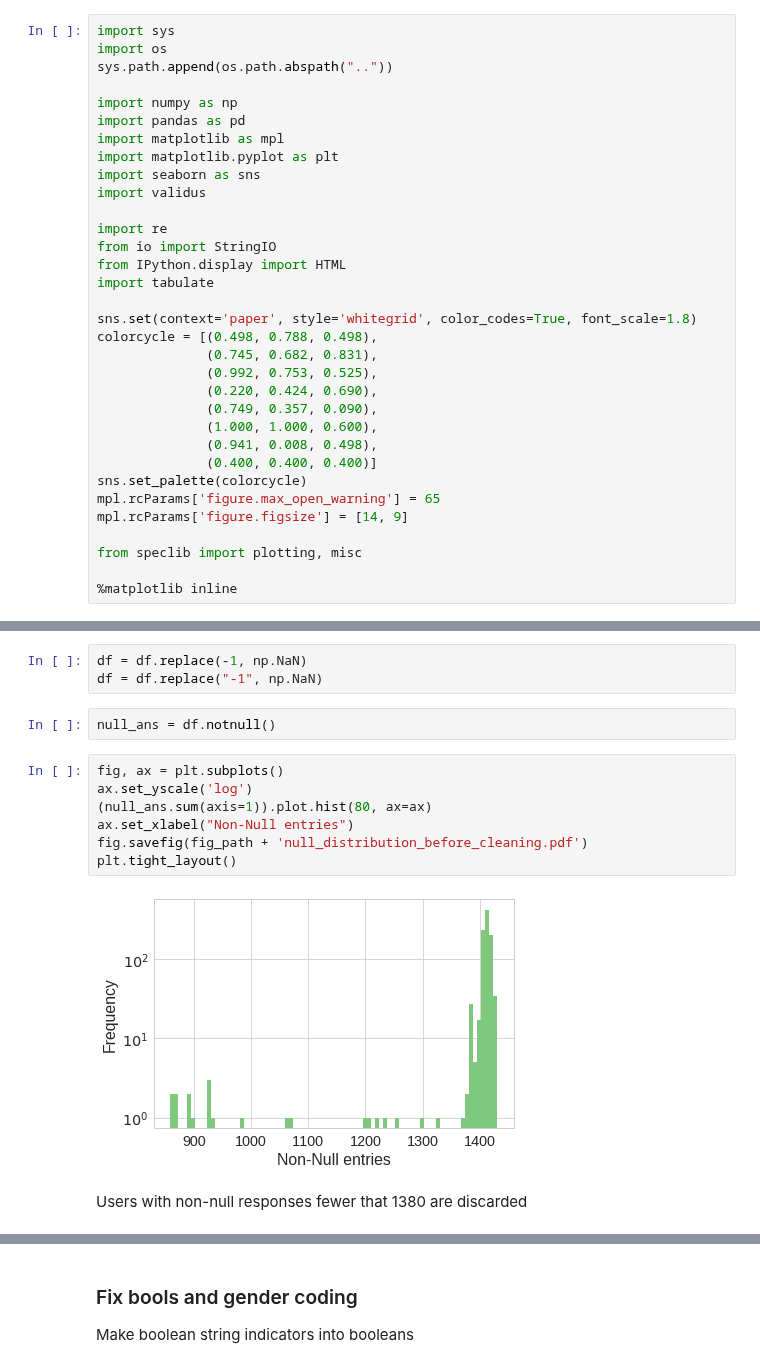
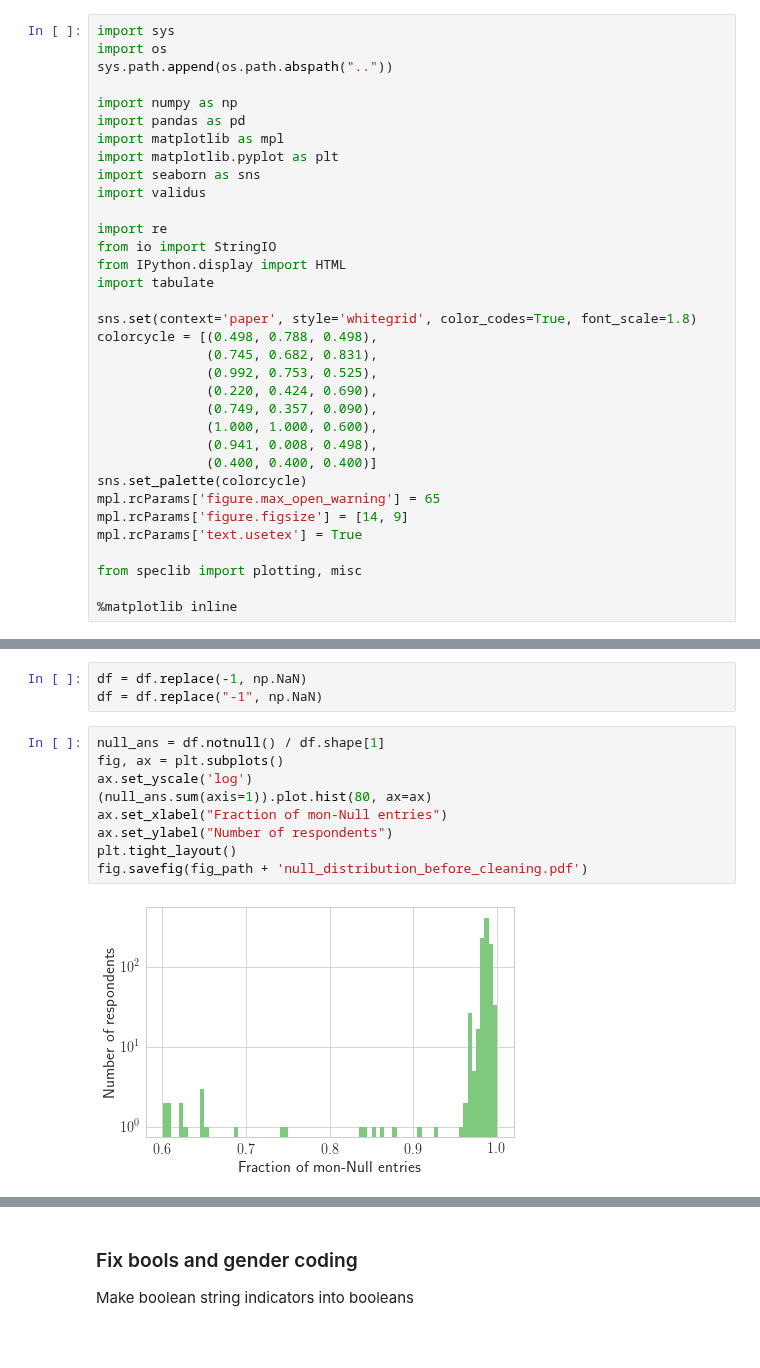
Before and after one commit to AllanLRH/master_thesis, a Jupyter notebook: tryLoadData/load_morequestions_data.ipynb, the cells around one changed output, grey strips where cells are left out. Drawn from its saved outputs; the diff is of its cells as text; blank space fills up the shorter version.

```diff
--- a/tryLoadData/load_morequestions_data.ipynb
+++ b/tryLoadData/load_morequestions_data.ipynb
@@ -27,6 +27,7 @@ colorcycle = [(0.498, 0.788, 0.498),
 sns.set_palette(colorcycle)
 mpl.rcParams['figure.max_open_warning'] = 65
 mpl.rcParams['figure.figsize'] = [14, 9]
+mpl.rcParams['text.usetex'] = True
 
 from speclib import plotting, misc
 
@@ -91,16 +92,14 @@ for col in df.columns:
 # %%
 df = df.replace(-1, np.NaN)
 df = df.replace("-1", np.NaN)
-# %%
-null_ans = df.notnull()
 # %%
+null_ans = df.notnull() / df.shape[1]
 fig, ax = plt.subplots()
 ax.set_yscale('log')
 (null_ans.sum(axis=1)).plot.hist(80, ax=ax)
-ax.set_xlabel("Non-Null entries")
+ax.set_xlabel("Fraction of mon-Null entries")
+ax.set_ylabel("Number of respondents")
+plt.tight_layout()
 fig.savefig(fig_path + 'null_distribution_before_cleaning.pdf')
-plt.tight_layout()
 # %% [output]
-[figure, old version]
+[figure, new version]
-# %% [markdown]
-Users with non-null responses fewer that 1380 are discarded
```
Also changed, not shown: parts of 41 cells of this notebook, 4 other files.
